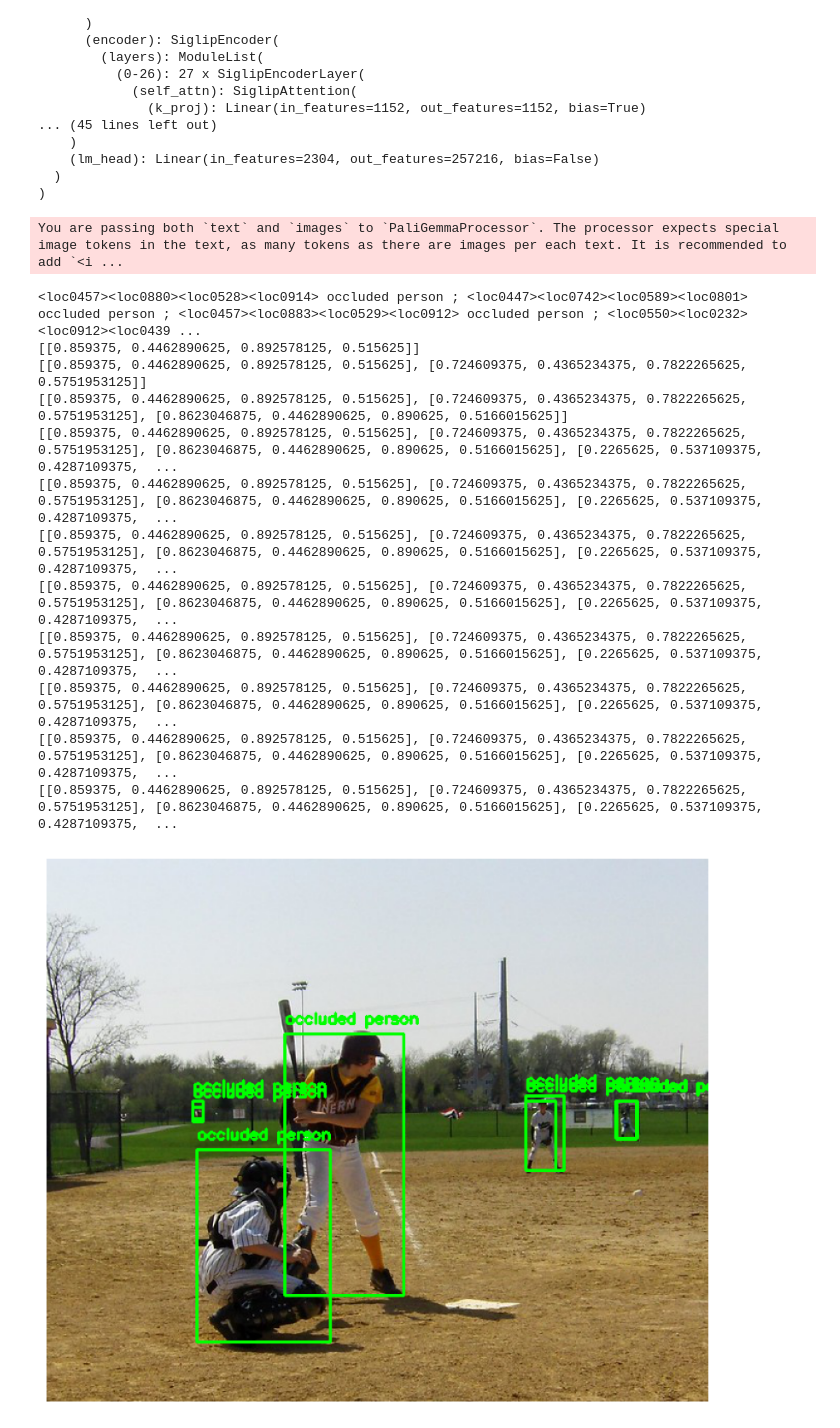
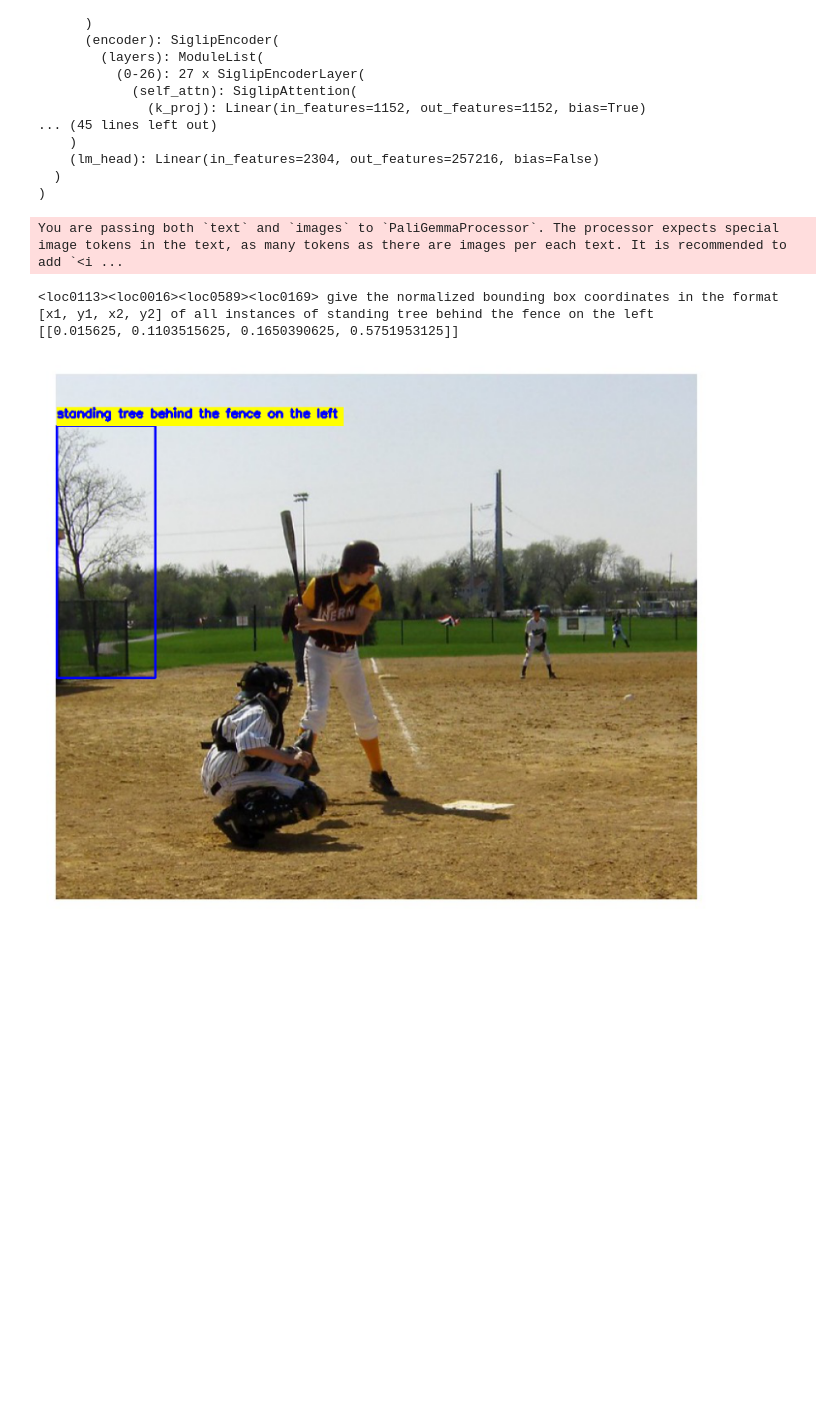
Before and after one commit to earl-juanico/rca, a Jupyter notebook: exploratory/Test-PaliGemma2.ipynb, the cells around one changed output. Saved outputs shown, nothing was run; the diff lists cells and outputs as text; code cells hidden in the pictures; blank space fills up the shorter version.

```diff
--- a/exploratory/Test-PaliGemma2.ipynb
+++ b/exploratory/Test-PaliGemma2.ipynb
@@ -123,12 +123,20 @@ from matplotlib import pyplot as plt
 import numpy as np
 
 
-cls = "occluded person"
+cls = "standing tree behind the fence on the left"
 model.threshold = -3.25
 
 
-url = "https://farm3.staticflickr.com/2402/2480652763_e6b62303ee_z.jpg"
-image = Image.open(requests.get(url, stream=True).raw)
+#url = "https://farm3.staticflickr.com/2402/2480652763_e6b62303ee_z.jpg"
+url = "/data/students/earl/llava-dissector/rca/assets/game_at_the_park.jpg"
+
+if isinstance(url,str) and (url.startswith('http://') or url.startswith('https://')):
+    image = Image.open(requests.get(url, stream=True).raw)
+else:
+    # If the URL is a local file path, open it directly
+    image = Image.open(url).convert('RGB')
+
+#image = Image.open(requests.get(url, stream=True).raw)
 #prompt = f'detect Give the normalized bounding box coordinates in the format [x1, y1, x2, y2] of all instances of {cls} in the image'
 prompt = f'detect Give the normalized bounding box coordinates in the format [x1, y1, x2, y2] of all instances of {cls} in the image'
 
@@ -161,47 +169,43 @@ for i in range(0, len(string_list), 4):
 
 for box in boxes:
     y0, x0, y1, x1 = box
     left = x0/1024
     top = y0/1024
     right = x1/1024
     bottom = y1/1024
     bounding_boxes.append([left, top, right, bottom])
 
     print(bounding_boxes)
 
 # Visualize using cv2
 # Load the original image for visualization
-image_from_url = requests.get(url)
-orig_img = Image.open(BytesIO(image_from_url.content)).convert('RGB')
+if isinstance(url, str) and (url.startswith('http://') or url.startswith('https://')):
+    image_from_url = requests.get(url)
+    orig_img = Image.open(BytesIO(image_from_url.content)).convert('RGB')
+else:
+    orig_img = Image.open(url).convert('RGB')
 img_cv = np.array(orig_img)  # HWC, RGB
 for box in bounding_boxes:
     x1, y1, x2, y2 = box
     # convert these normalized coordinates to pixel values
     h, w, _ = img_cv.shape
     x1 = int(x1 * w)
     y1 = int(y1 * h)
     x2 = int(x2 * w)
     y2 = int(y2 * h)
     # Draw the bounding box and label on the image
-    cv2.rectangle(img_cv, (x1, y1), (x2, y2), (0, 255, 0), 2)
-    cv2.putText(img_cv, cls, (x1, y1 - 10), cv2.FONT_HERSHEY_SIMPLEX, 0.5, (0, 255, 0), 2)
+    cv2.rectangle(img_cv, (x1, y1), (x2, y2), (0, 0, 255), 2)
+    (text_width, text_height), _ = cv2.getTextSize(cls, cv2.FONT_HERSHEY_SIMPLEX, 0.5, 2)
+    box_coords = ((x1, y1), (x1 + text_width + 5, y1 -10 - text_height))
+    cv2.rectangle(img_cv, box_coords[0], box_coords[1], (255,255,0), cv2.FILLED)
+    cv2.putText(img_cv, cls, (x1, y1 - 10), cv2.FONT_HERSHEY_SIMPLEX, 0.5, (0, 0, 255), 2)
 
 plt.figure(figsize=(10, 10))
 plt.imshow(img_cv)
 plt.axis('off')
 plt.show()
 # %% [output]
 You are passing both `text` and `images` to `PaliGemmaProcessor`. The processor expects special image tokens in the text, as many tokens as there are images per each text. It is recommended to add `<i ...
-<loc0457><loc0880><loc0528><loc0914> occluded person ; <loc0447><loc0742><loc0589><loc0801> occluded person ; <loc0457><loc0883><loc0529><loc0912> occluded person ; <loc0550><loc0232><loc0912><loc0439 ...
-[[0.859375, 0.4462890625, 0.892578125, 0.515625]]
-[[0.859375, 0.4462890625, 0.892578125, 0.515625], [0.724609375, 0.4365234375, 0.7822265625, 0.5751953125]]
-[[0.859375, 0.4462890625, 0.892578125, 0.515625], [0.724609375, 0.4365234375, 0.7822265625, 0.5751953125], [0.8623046875, 0.4462890625, 0.890625, 0.5166015625]]
-[[0.859375, 0.4462890625, 0.892578125, 0.515625], [0.724609375, 0.4365234375, 0.7822265625, 0.5751953125], [0.8623046875, 0.4462890625, 0.890625, 0.5166015625], [0.2265625, 0.537109375, 0.4287109375,  ...
-[[0.859375, 0.4462890625, 0.892578125, 0.515625], [0.724609375, 0.4365234375, 0.7822265625, 0.5751953125], [0.8623046875, 0.4462890625, 0.890625, 0.5166015625], [0.2265625, 0.537109375, 0.4287109375,  ...
-[[0.859375, 0.4462890625, 0.892578125, 0.515625], [0.724609375, 0.4365234375, 0.7822265625, 0.5751953125], [0.8623046875, 0.4462890625, 0.890625, 0.5166015625], [0.2265625, 0.537109375, 0.4287109375,  ...
-[[0.859375, 0.4462890625, 0.892578125, 0.515625], [0.724609375, 0.4365234375, 0.7822265625, 0.5751953125], [0.8623046875, 0.4462890625, 0.890625, 0.5166015625], [0.2265625, 0.537109375, 0.4287109375,  ...
-[[0.859375, 0.4462890625, 0.892578125, 0.515625], [0.724609375, 0.4365234375, 0.7822265625, 0.5751953125], [0.8623046875, 0.4462890625, 0.890625, 0.5166015625], [0.2265625, 0.537109375, 0.4287109375,  ...
-[[0.859375, 0.4462890625, 0.892578125, 0.515625], [0.724609375, 0.4365234375, 0.7822265625, 0.5751953125], [0.8623046875, 0.4462890625, 0.890625, 0.5166015625], [0.2265625, 0.537109375, 0.4287109375,  ...
-[[0.859375, 0.4462890625, 0.892578125, 0.515625], [0.724609375, 0.4365234375, 0.7822265625, 0.5751953125], [0.8623046875, 0.4462890625, 0.890625, 0.5166015625], [0.2265625, 0.537109375, 0.4287109375,  ...
-[[0.859375, 0.4462890625, 0.892578125, 0.515625], [0.724609375, 0.4365234375, 0.7822265625, 0.5751953125], [0.8623046875, 0.4462890625, 0.890625, 0.5166015625], [0.2265625, 0.537109375, 0.4287109375,  ...
+<loc0113><loc0016><loc0589><loc0169> give the normalized bounding box coordinates in the format [x1, y1, x2, y2] of all instances of standing tree behind the fence on the left
+[[0.015625, 0.1103515625, 0.1650390625, 0.5751953125]]
-[figure, old version]
+[figure, new version]
```
Also changed, not shown: 1 other file.
